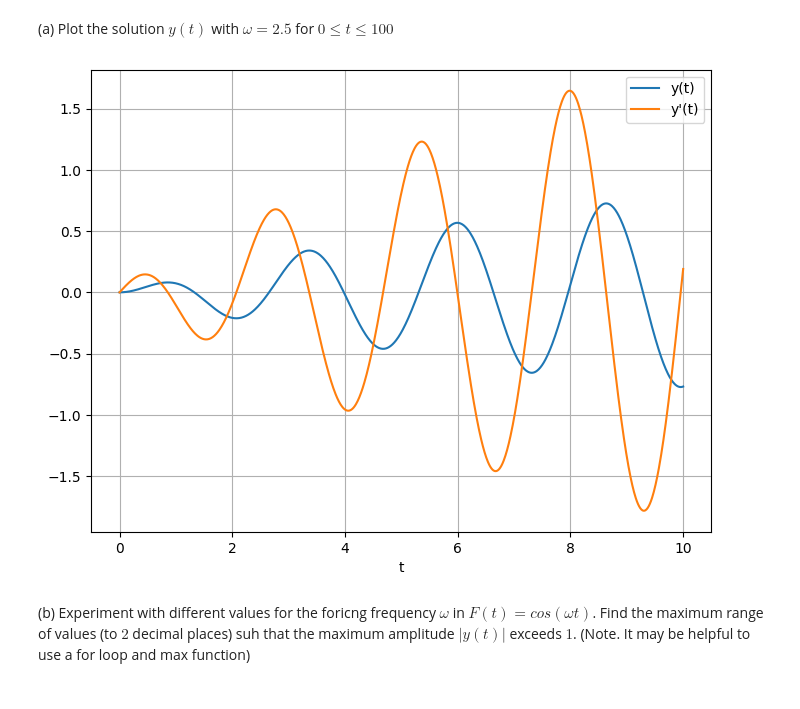
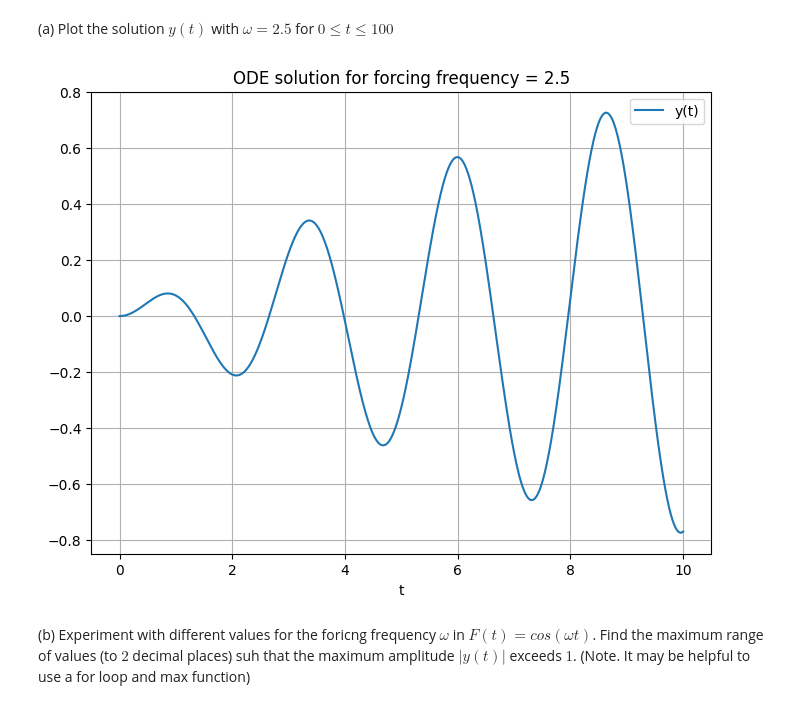
Before and after one commit to ChenghengLi/33B-OD, a Jupyter notebook: Computational Homework/HW2.ipynb, the cells around one changed output. Cells and saved outputs as stored; diff of their text form; code cells hidden in the pictures.

```diff
--- a/Computational Homework/HW2.ipynb
+++ b/Computational Homework/HW2.ipynb
@@ -155,32 +129,32 @@ $$
 # %%
 # Define the system of ODEs
 def system(y, t, ω):
     y1, y2 = y
     dydt = [y2, (np.cos(ω*t) - 10*y1) / 2]
     return dydt
 
 # Initial conditions
 y0 = [0, 0]
 
 # Time array
 t = np.linspace(0, 10, 1000)
 
 # Forcing frequency
 ω = 2.5
 
 # Solve the ODE
 sol = odeint(system, y0, t, args=(ω,))
 
 # Plot the solution
 plt.figure(figsize=(8, 6))
+plt.title("ODE solution for forcing frequency = 2.5")
 plt.plot(t, sol[:, 0], label='y(t)')
-plt.plot(t, sol[:, 1], label="y'(t)")
 plt.legend(loc='best')
 plt.xlabel('t')
 plt.grid()
 plt.show()
 # %% [output]
-[figure, old version]
+[figure, new version]
 # %% [markdown]
 (b) Experiment with different values for the foricng frequency $\omega$ in $F(t) =cos(\omega t)$. Find the maximum range of values (to $2$ decimal places) suh that the maximum amplitude $|y(t)|$ exceeds $1$. (Note. It may be helpful to use a for loop  and  max function)
 # %%
```
Also changed, not shown: parts of 2 cells of this notebook, 5 other files.
